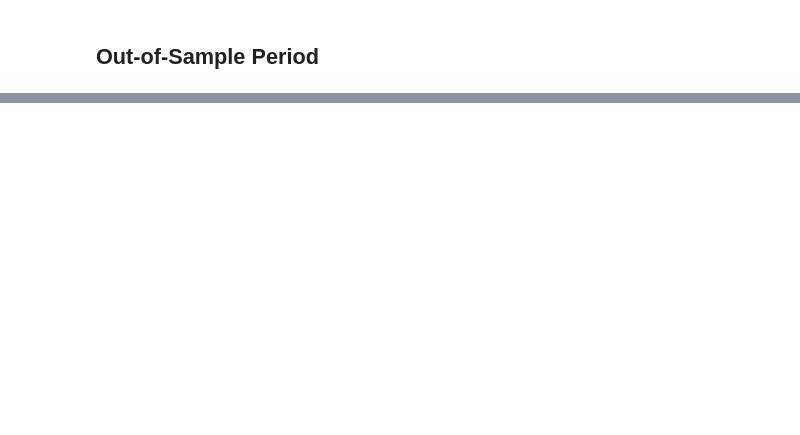
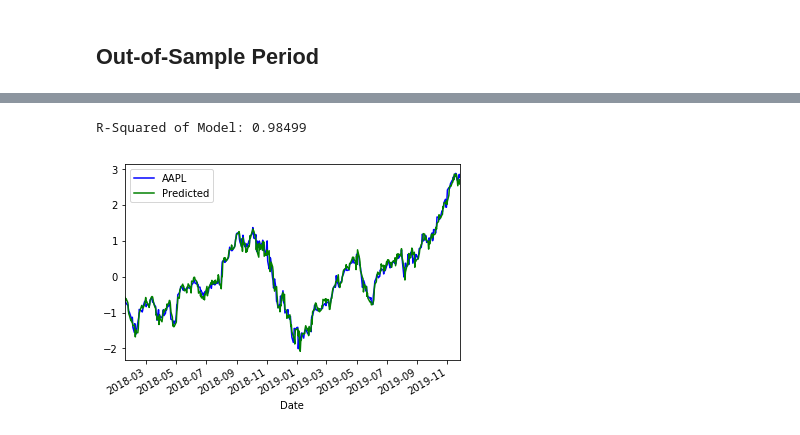
Before and after one commit to ryan-kp-miller/Stock-Price-Prediction-App, a Jupyter notebook: Regression_Experiment.ipynb, the cells around one changed output, grey strips where cells are left out. Cells and saved outputs as stored; diff of their text form; code cells hidden in the pictures; blank space fills up the shorter version.

```diff
--- a/Regression_Experiment.ipynb
+++ b/Regression_Experiment.ipynb
@@ -161,11 +171,11 @@ plt.show()
 # %%
 #storing the symbol to trade, starting and ending dates for trading
 symbol = 'AAPL'
-sd = '2014-01-01'
-ed = '2015-12-31'
+sd = '2018-01-01'
+ed = '2019-11-27'
 
 #reading in adjusted closing prices
-prices = preprocess_data(symbol, sd, ed)
+prices = pull_prices(symbol, sd, ed)
 
 #normalizing the prices
 ss = StandardScaler()
@@ -179,8 +189,6 @@ indicators = indicators.iloc[n:,:]
 #removing the first n rows of the prices df to match the indicators df
 prices_norm = prices_norm.iloc[n:,:]
 
-prices_pred = model.predict(indicators)
-
-#scoring model
-print("R-Squared of Model: %0.5f"%model.score(indicators, prices_norm))
+prices_norm["Predicted Price"] = model.predict(indicators)
+prices_norm.head()
 # %% [output]
@@ -188,0 +213,13 @@ R-Squared of Model: 0.98846
+# %%
+#scoring model
+print()
+print("R-Squared of Model: %0.5f"%model.score(indicators, prices_norm.iloc[:,0]))
+
+prices_norm.plot(color=['b','g'])
+# plt.plot(x=prices_norm.index, y=prices_pred, color='b', label='Predictions')
+# plt.plot(x=prices_norm.index, y=prices_norm.values, color='g', label='Prices')
+plt.legend()
+plt.show()
+# %% [output]
+R-Squared of Model: 0.98499
+[figure, added]
```
Also changed, not shown: parts of 5 cells of this notebook.
